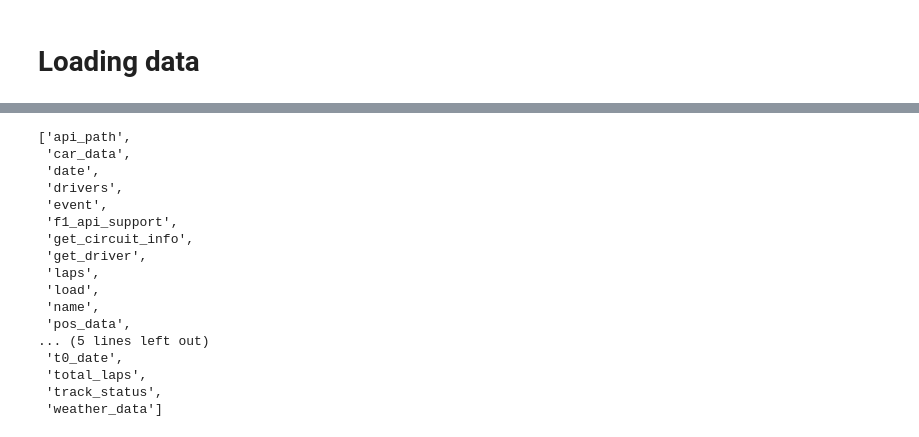
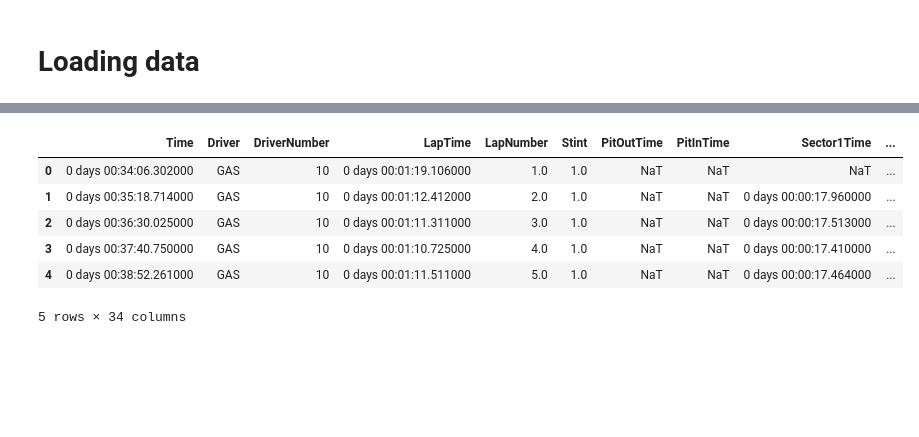
Before and after one commit to Ognjeniii/f1-predictions, a Jupyter notebook: Model2.ipynb, the cells around one changed output, grey strips where cells are left out. Cells and saved outputs as stored; diff of their text form; code cells hidden in the pictures; blank space fills up the shorter version.

Commit message:
loading data

```diff
--- a/Model2.ipynb
+++ b/Model2.ipynb
@@ -29,7 +10,0 @@ calendar24.loc[:, 'Season'] = 2024
-# %%
-calendar = pd.concat([
-    calendar20,
-    calendar21,
-    calendar22,
-    calendar23,
-    calendar24], ignore_index=True)
@@ -127,20 +109,15 @@ core           INFO     Finished loading data for 20 drivers: ['1', '11', '14',
-# %%
-[attr for attr in dir(session) if not attr.startswith('_')]
-# %% [output]
-['api_path',
- 'car_data',
- 'date',
- 'drivers',
- 'event',
- 'f1_api_support',
- 'get_circuit_info',
- 'get_driver',
- 'laps',
- 'load',
- 'name',
- 'pos_data',
-... (5 lines left out)
- 't0_date',
- 'total_laps',
- 'track_status',
- 'weather_data']
+# %%
+df_laps = pd.concat(all_laps, ignore_index=True)
+df_weather = pd.concat(all_weather, ignore_index=True)
+df_track_status = pd.concat(all_track_status, ignore_index=True)
+df_drivers = pd.DataFrame(all_drivers)
+# %%
+df_laps.head()
+# %% [output]
+|  | Time | Driver | DriverNumber | LapTime | LapNumber | Stint | PitOutTime | PitInTime | Sector1Time | ... |
+| 0 | 0 days 00:34:06.302000 | GAS | 10 | 0 days 00:01:19.106000 | 1.0 | 1.0 | NaT | NaT | NaT | ... |
+| 1 | 0 days 00:35:18.714000 | GAS | 10 | 0 days 00:01:12.412000 | 2.0 | 1.0 | NaT | NaT | 0 days 00:00:17.960000 | ... |
+| 2 | 0 days 00:36:30.025000 | GAS | 10 | 0 days 00:01:11.311000 | 3.0 | 1.0 | NaT | NaT | 0 days 00:00:17.513000 | ... |
+| 3 | 0 days 00:37:40.750000 | GAS | 10 | 0 days 00:01:10.725000 | 4.0 | 1.0 | NaT | NaT | 0 days 00:00:17.410000 | ... |
+| 4 | 0 days 00:38:52.261000 | GAS | 10 | 0 days 00:01:11.511000 | 5.0 | 1.0 | NaT | NaT | 0 days 00:00:17.464000 | ... |
+5 rows × 34 columns
```
Also changed, not shown: parts of 7 cells of this notebook.
